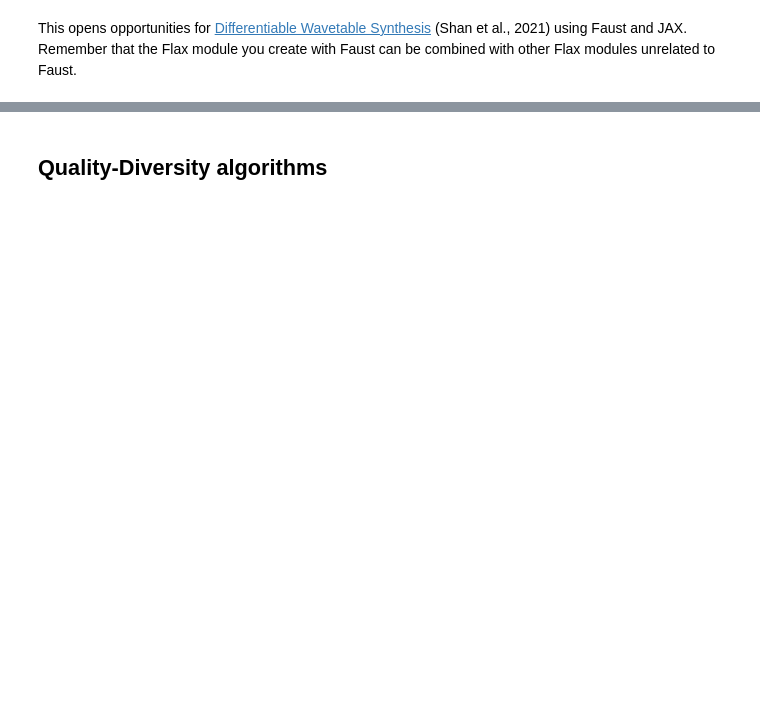
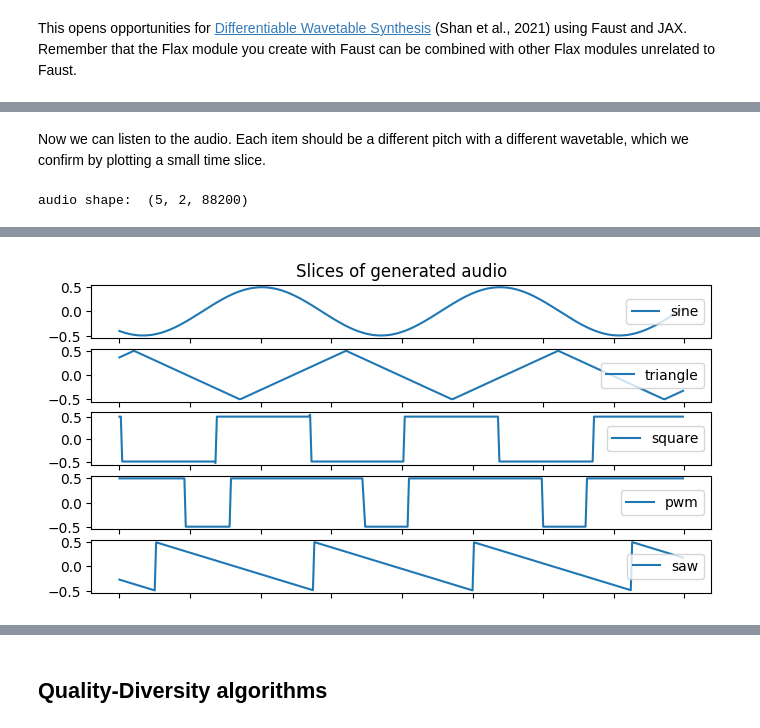
Before and after one commit to DBraun/DawDreamer, a Jupyter notebook: examples/Faust_to_JAX/Faust_to_JAX.ipynb, the cells around one changed output, grey strips where cells are left out. Drawn from its saved outputs; the diff is of its cells as text; code cells hidden in the pictures; blank space fills up the shorter version.

Commit message:
update Faust to JAX notebook

```diff
--- a/examples/Faust_to_JAX/Faust_to_JAX.ipynb
+++ b/examples/Faust_to_JAX/Faust_to_JAX.ipynb
@@ -709,0 +927,2 @@ This opens opportunities for [Differentiable Wavetable Synthesis](https://arxiv.
+# %%
+PolyVoice = nn.vmap(MonoVoice, in_axes=(0, None), variable_axes={'params': None}, split_rngs={'params': False})
@@ -709,0 +979,4 @@ This opens opportunities for [Differentiable Wavetable Synthesis](https://arxiv.
+# %%
+BatchedInstrument = nn.vmap(PolyInstrument, in_axes=(0, None), variable_axes={'params': 0}, split_rngs={'params': True})
+batched_model = BatchedInstrument(SAMPLE_RATE, soundfile_dirs)
+jit_batched_inference = jax.jit(partial(batched_model.apply, mutable='intermediates'), static_argnums=[2])
@@ -709,0 +1018,4 @@ This opens opportunities for [Differentiable Wavetable Synthesis](https://arxiv.
+# %%
+key, subkey = random.split(key)
+params = batched_model.init({'params': subkey}, input_tensor, T)['params']
+params
@@ -709,0 +1042,6 @@ This opens opportunities for [Differentiable Wavetable Synthesis](https://arxiv.
+# %%
+key, subkey = random.split(key)
+
+params['VmapFaustVoice_0']['_dawdreamer/WT Pos'] = jnp.linspace(-1,1,num=BATCH_SIZE)
+
+audio, mod_vars = jit_batched_inference({'params': params}, input_tensor, T)
@@ -709,0 +1053,27 @@ This opens opportunities for [Differentiable Wavetable Synthesis](https://arxiv.
+# %% [markdown]
+Now we can listen to the audio. Each item should be a different pitch with a different wavetable, which we confirm by plotting a small time slice.
+# %%
+print('audio shape: ', audio.shape)
+
+for item in audio:
+    show_audio(item)
+
+plt.figure(figsize =(8, 4))
+
+# plt.title("Slice of generated audio")
+for i, item in enumerate(audio):
+    wavetable_name = ['sine','triangle','square','pwm','saw'][i]
+
+    ax1 = plt.subplot(5, 1, i+1)
+    # selected a region where the envelope is at peak sustain
+    data = item[0,20000:20400]
+    ax1.plot(data, label=wavetable_name)
+    if i == 0:
+        ax1.set_title("Slices of generated audio")
+    plt.tick_params('x', labelbottom = i == len(wavetable_name)-1)
+
+    plt.legend(loc='right')
+
+plt.show()
+# %% [output]
+audio shape:  (5, 2, 88200)
@@ -709,0 +1085 @@ This opens opportunities for [Differentiable Wavetable Synthesis](https://arxiv.
+[figure, added]
```
Also changed, not shown: parts of 52 cells of this notebook, 1 other file.
